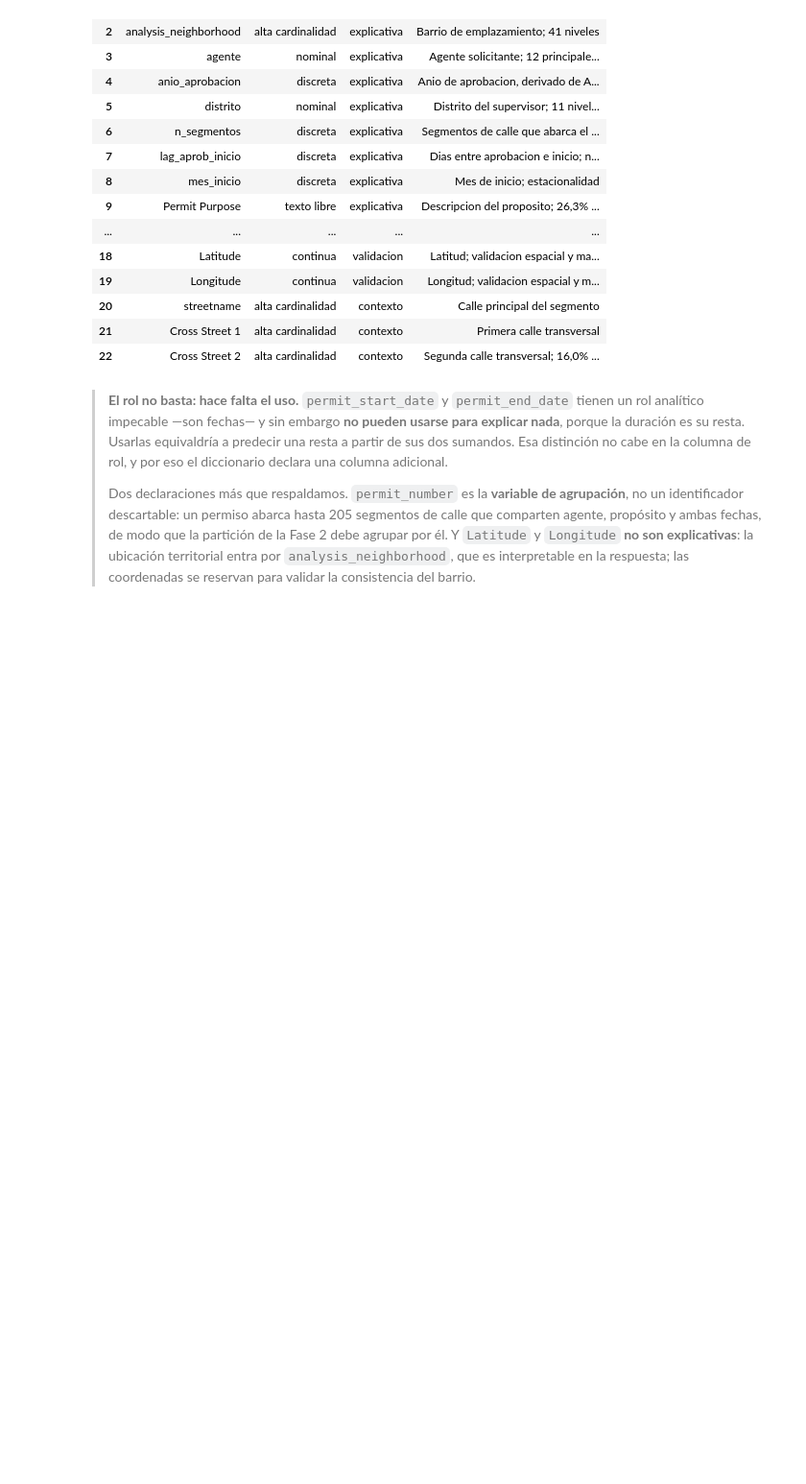
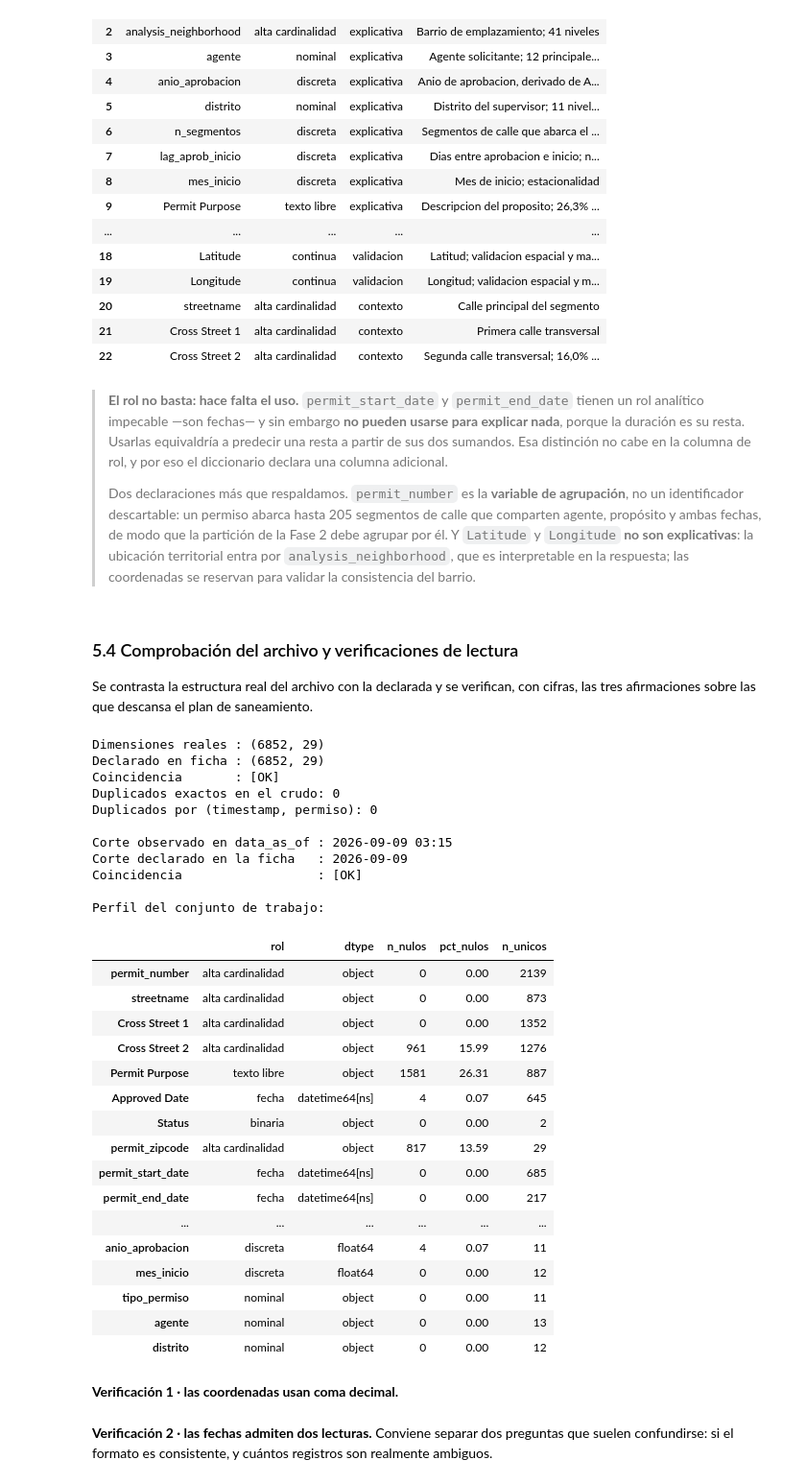
Before and after one commit to RJaramilloP/proyecto-grupo5-mcdi500, a Jupyter notebook: F1/notebooks/F1_Prueba.ipynb, the cells around one changed output. Shown at 96% size. Cells and saved outputs as stored; diff of their text form; code cells hidden in the pictures; blank space fills up the shorter version.

Commit message:
feat: Comprobación archivo crudo y estructura sección 5.4

```diff
--- a/F1/notebooks/F1_Prueba.ipynb
+++ b/F1/notebooks/F1_Prueba.ipynb
@@ -1188,3 +1188,58 @@ Objetivo: duracion_dias | explicativas: 11 | grupo: permit_number | prohibidas:
 > agrupar por él. Y `Latitude` y `Longitude` **no son explicativas**: la ubicación territorial
 > entra por `analysis_neighborhood`, que es interpretable en la respuesta; las coordenadas se
 > reservan para validar la consistencia del barrio.
+# %% [markdown]
+### 5.4 Comprobación del archivo y verificaciones de lectura
+
+Se contrasta la estructura real del archivo con la declarada y se verifican, con cifras, las
+tres afirmaciones sobre las que descansa el plan de saneamiento.
+# %%
+if crudo is not None:
+    CORTE = conv["data_as_of"].max()
+    print("Dimensiones reales :", crudo.shape)
+    print("Declarado en ficha :", (FICHA["filas"], FICHA["columnas"]))
+    print("Coincidencia       :",
+          "[OK]" if crudo.shape == (FICHA["filas"], FICHA["columnas"]) else "[REVISAR]")
+    print("Duplicados exactos en el crudo:", int(crudo.duplicated().sum()))
+    print("Duplicados por (timestamp, permiso):",
+          int(crudo.duplicated(subset=["permit_number", "cnn"]).sum()))
+    print("\nCorte observado en data_as_of :", f"{CORTE:%Y-%m-%d %H:%M}")
+    print("Corte declarado en la ficha   :", FICHA["corte_declarado"])
+    print("Coincidencia                  :",
+          "[OK]" if str(CORTE.date()) == FICHA["corte_declarado"]
+          else "[REVISAR] actualice corte_declarado en FICHA")
+    print("\nPerfil del conjunto de trabajo:")
+    display(utilidades.perfilar(trabajo))
+else:
+    print("[PENDIENTE] Sin archivo no hay comprobación posible.")
+# %% [output]
+Dimensiones reales : (6852, 29)
+Declarado en ficha : (6852, 29)
+Coincidencia       : [OK]
+Duplicados exactos en el crudo: 0
+Duplicados por (timestamp, permiso): 0
+
+Corte observado en data_as_of : 2026-09-09 03:15
+Corte declarado en la ficha   : 2026-09-09
+Coincidencia                  : [OK]
+
+Perfil del conjunto de trabajo:
+|  | rol | dtype | n_nulos | pct_nulos | n_unicos |
+| permit_number | alta cardinalidad | object | 0 | 0.00 | 2139 |
+| streetname | alta cardinalidad | object | 0 | 0.00 | 873 |
+| Cross Street 1 | alta cardinalidad | object | 0 | 0.00 | 1352 |
+| Cross Street 2 | alta cardinalidad | object | 961 | 15.99 | 1276 |
+| Permit Purpose | texto libre | object | 1581 | 26.31 | 887 |
+| Approved Date | fecha | datetime64[ns] | 4 | 0.07 | 645 |
+| Status | binaria | object | 0 | 0.00 | 2 |
+| permit_zipcode | alta cardinalidad | object | 817 | 13.59 | 29 |
+| permit_start_date | fecha | datetime64[ns] | 0 | 0.00 | 685 |
+| permit_end_date | fecha | datetime64[ns] | 0 | 0.00 | 217 |
+| ... | ... | ... | ... | ... | ... |
+| anio_aprobacion | discreta | float64 | 4 | 0.07 | 11 |
+| mes_inicio | discreta | float64 | 0 | 0.00 | 12 |
+| tipo_permiso | nominal | object | 0 | 0.00 | 11 |
+| agente | nominal | object | 0 | 0.00 | 13 |
+| distrito | nominal | object | 0 | 0.00 | 12 |
+# %% [markdown]
+**Verificación 1 · las coordenadas usan coma decimal.**
@@ -1190,0 +1248,3 @@ Objetivo: duracion_dias | explicativas: 11 | grupo: permit_number | prohibidas:
+# %% [markdown]
+**Verificación 2 · las fechas admiten dos lecturas.** Conviene separar dos preguntas que
+suelen confundirse: si el formato es consistente, y cuántos registros son realmente ambiguos.
```
Also changed, not shown: parts of 7 cells of this notebook.
